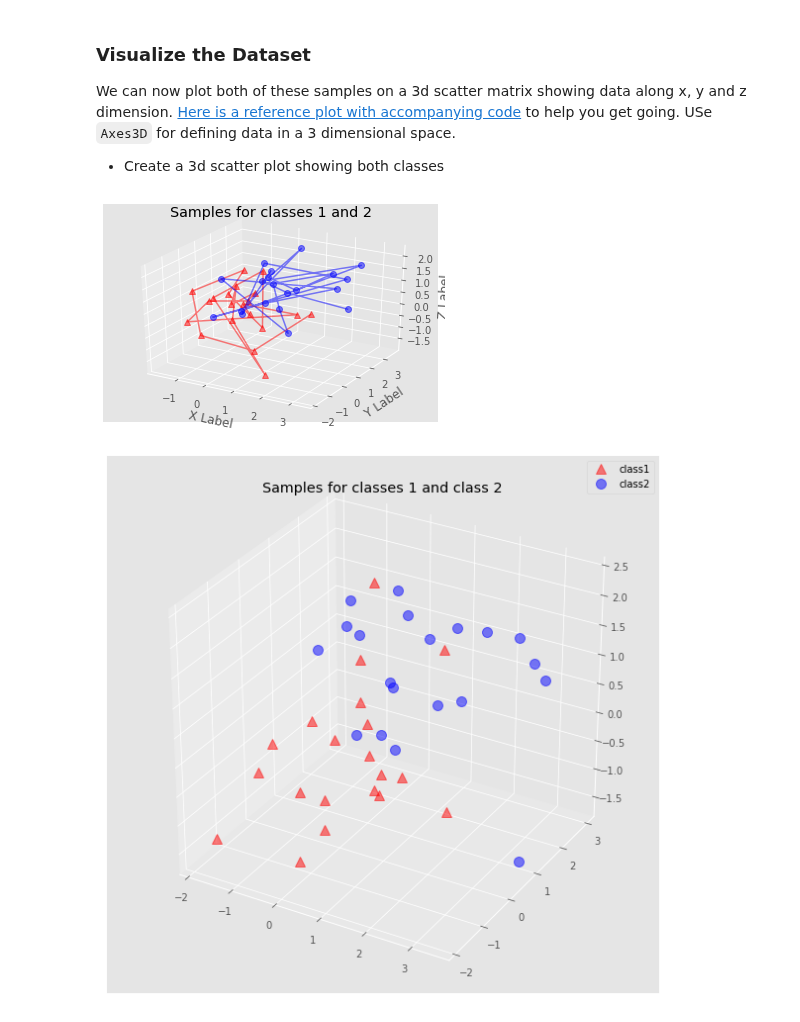
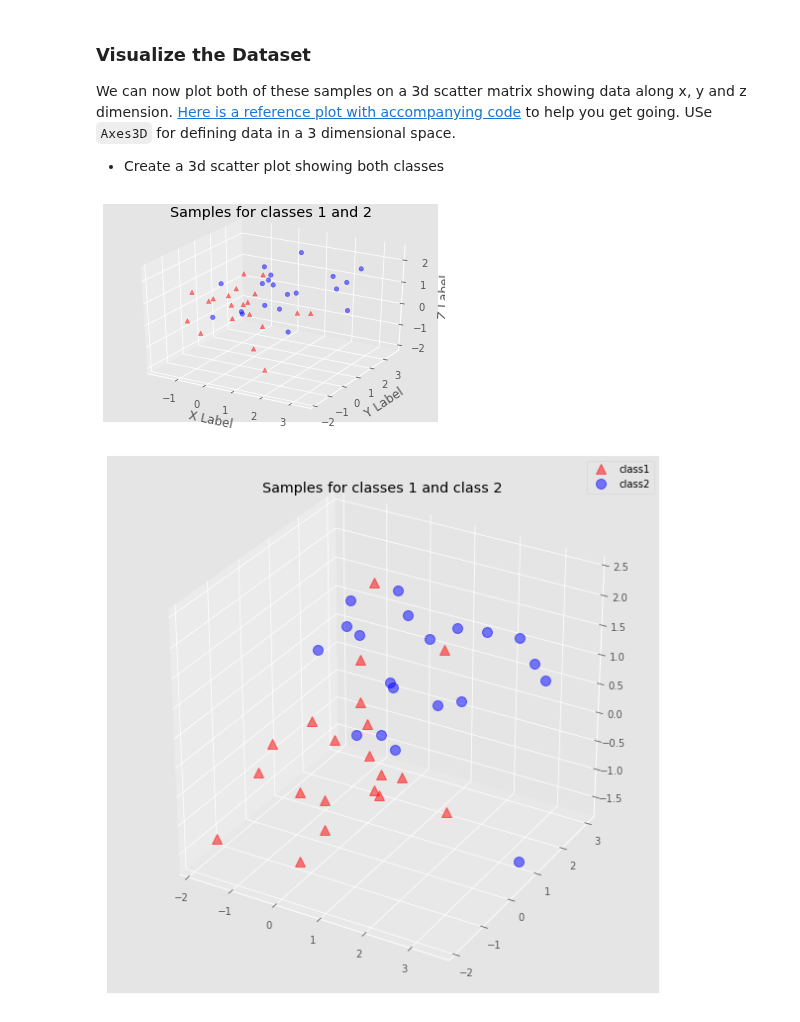
Before and after one commit to kayschulz/dsc-3-34-07-pca-implementation-visualization-python-numpy-lab-seattle-ds-career-040119, a Jupyter notebook: index.ipynb, the cells around one changed output. Cells and saved outputs as stored; diff of their text form; code cells hidden in the pictures.

```diff
--- a/index.ipynb
+++ b/index.ipynb
@@ -65,26 +65,26 @@ We can now plot both of these samples on a 3d scatter matrix showing data along
 # %%
 from mpl_toolkits.mplot3d import Axes3D, proj3d
 import matplotlib.pyplot as plt
 %matplotlib inline
 
 plt.style.use('ggplot')
 
 
 fig = plt.figure()
 ax = fig.add_subplot(111, projection='3d')
 plt.rcParams['legend.fontsize'] = 10
 
-ax.plot(class1[0,:], class1[1,:], class1[2,:], marker='^', color='r', alpha=.5, label='class1')
-ax.plot(class2[0,:], class2[1,:], class2[2,:], marker='o', color='b', alpha=.5, label='class2')
+ax.scatter(class1[0,:], class1[1,:], class1[2,:], marker='^', color='r', alpha=.5, label='class1')
+ax.scatter(class2[0,:], class2[1,:], class2[2,:], marker='o', color='b', alpha=.5, label='class2')
 
 
 ax.set_xlabel('X Label')
 ax.set_ylabel('Y Label')
 ax.set_zlabel('Z Label')
 ax.set_title('Samples for classes 1 and 2')
 plt.show()
 # %% [output]
-[figure, old version]
+[figure, new version]
 # %%
 # %% [output]
 [figure]
```
